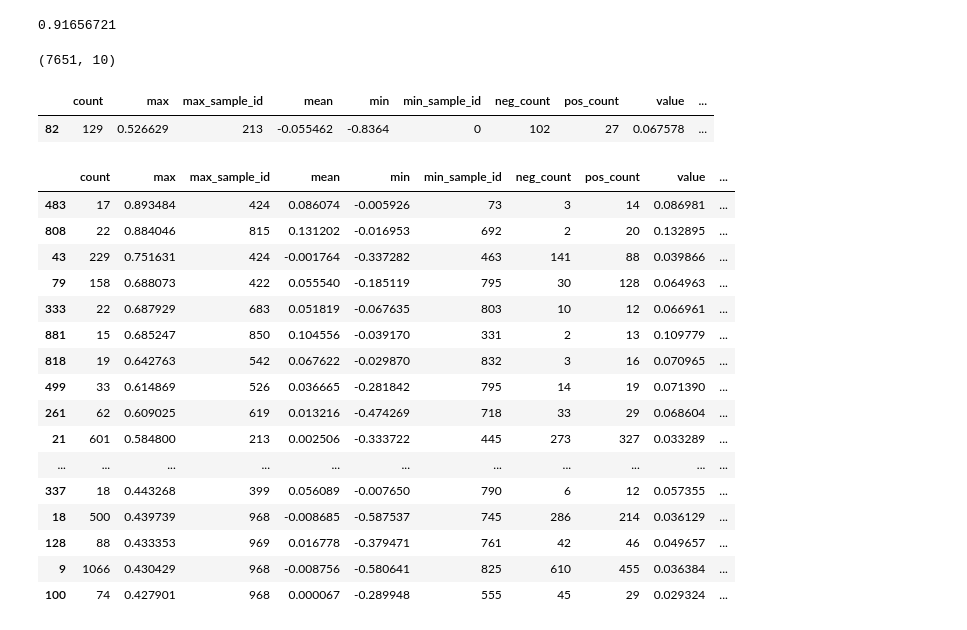
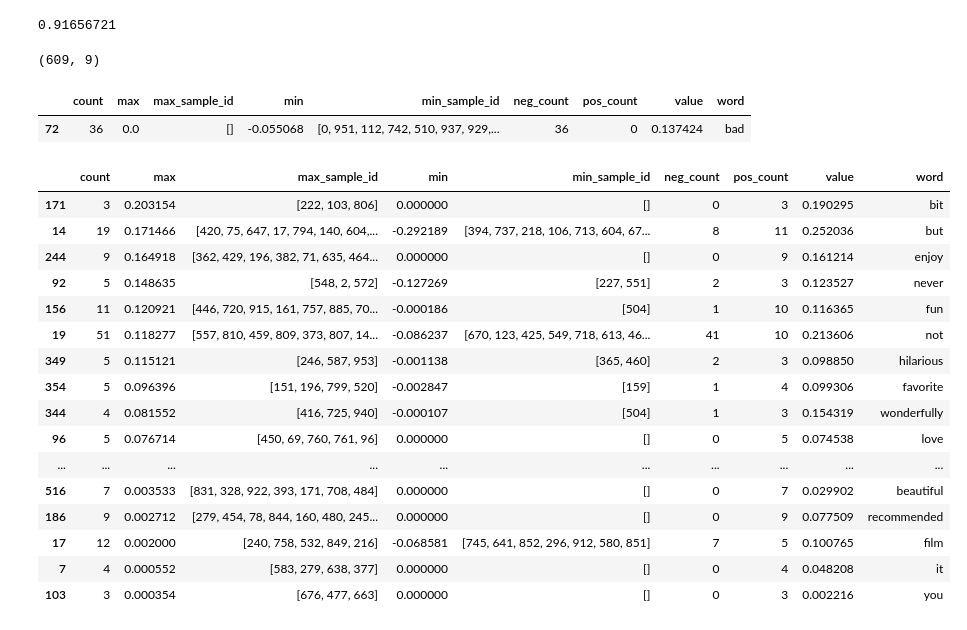
Before and after one commit to udsclub/whiskey-sentiment-analysis, a Jupyter notebook: word_impact_research.ipynb, the cells around one changed output. Cells and saved outputs as stored; diff of their text form; code cells hidden in the pictures.

```diff
--- a/word_impact_research.ipynb
+++ b/word_impact_research.ipynb
@@ -187,23 +183,27 @@ def generate(sequence):
 def predict(sequences):
     return [p[0] for p in loaded_model.predict(sequences)]
 # %%
-def compare(sequences, seq_preds):
+def compare(sequences, seq_preds, filter_spread=3):
     word_scores = {}
     for si, seq in enumerate(sequences):
 
         hacked = generate(seq) # 70x70
         preds = predict(hacked)
 
+        S = np.std(preds)
+        M = np.mean(preds)
+
         #70x1
         for i, word in enumerate(seq):
 
             seq_score = seq_preds[si]
+            if abs(M-preds[i]) > S*filter_spread:
 
-            if word not in word_scores:
-                word_scores[word] = []
+                if word not in word_scores:
+                    word_scores[word] = []
 
-            #word_scores[word].append((seq_score, preds[i], si))
-            word_scores[word].append((seq_score - preds[i], si))
+                #word_scores[word].append((seq_score, preds[i], si))
+                word_scores[word].append((seq_score - preds[i], si, seq_score))
 
     return word_scores
 # %%
@@ -239,49 +259,51 @@ word_scores = compare(padded_sequences_test[:1000], predict(padded_sequences_tes
 word_values = []
 for word_index, scores in word_scores.items():
     s = sorted(scores)
-    Min = s[0]
-    Max = s[-1]
+    lower = [m[0] for m in s if m[0] < 0]
+    upper = [m[0] for m in s if m[0] > 0]
+    Min = np.median(lower) if len(lower)>0 else 0
+    Max = np.median(upper) if len(upper)>0 else 0
+
     word_values.append({
         'word': index_to_word.get(word_index, 'NAN'),
-        'min': Min[0],
-        'max': Max[0],
-        'mean': np.mean(s, axis=0)[0],
+        'min': Min,
+        'max': Max,
         'value': sum([abs(si[0]) for si in s])/len(s),
         'count': len(s),
         'pos_count': len([s0 for s0 in s if s0[0] > 0]),
         'neg_count': len([s0 for s0 in s if s0[0] < 0]),
-        'min_sample_id': Min[1],
-        'max_sample_id': Max[1],
+        'min_sample_id': [m[1] for m in s if m[0] < 0],
+        'max_sample_id': [m[1] for m in s if m[0] > 0],
     })
 # %%
 rez = pd.DataFrame(word_values)
 # %%
 rez.shape
 # %% [output]
-(7651, 10)
+(609, 9)
 # %%
 rez[rez['word'] == 'bad']
 # %% [output]
-|  | count | max | max_sample_id | mean | min | min_sample_id | neg_count | pos_count | value | ... |
-| 82 | 129 | 0.526629 | 213 | -0.055462 | -0.8364 | 0 | 102 | 27 | 0.067578 | ... |
+|  | count | max | max_sample_id | min | min_sample_id | neg_count | pos_count | value | word |
+| 72 | 36 | 0.0 | [] | -0.055068 | [0, 951, 112, 742, 510, 937, 929,... | 36 | 0 | 0.137424 | bad |
 # %%
-rez[rez['value']>0.01][rez['pos_count'] > 10].sort_values(by=['max'], ascending=False)[:60]
+rez[rez['pos_count']>2].sort_values(by=['max'], ascending=False)[:60]
 # %% [output]
-|  | count | max | max_sample_id | mean | min | min_sample_id | neg_count | pos_count | value | ... |
-| 483 | 17 | 0.893484 | 424 | 0.086074 | -0.005926 | 73 | 3 | 14 | 0.086981 | ... |
-| 808 | 22 | 0.884046 | 815 | 0.131202 | -0.016953 | 692 | 2 | 20 | 0.132895 | ... |
-| 43 | 229 | 0.751631 | 424 | -0.001764 | -0.337282 | 463 | 141 | 88 | 0.039866 | ... |
-| 79 | 158 | 0.688073 | 422 | 0.055540 | -0.185119 | 795 | 30 | 128 | 0.064963 | ... |
-| 333 | 22 | 0.687929 | 683 | 0.051819 | -0.067635 | 803 | 10 | 12 | 0.066961 | ... |
-| 881 | 15 | 0.685247 | 850 | 0.104556 | -0.039170 | 331 | 2 | 13 | 0.109779 | ... |
-| 818 | 19 | 0.642763 | 542 | 0.067622 | -0.029870 | 832 | 3 | 16 | 0.070965 | ... |
-| 499 | 33 | 0.614869 | 526 | 0.036665 | -0.281842 | 795 | 14 | 19 | 0.071390 | ... |
-| 261 | 62 | 0.609025 | 619 | 0.013216 | -0.474269 | 718 | 33 | 29 | 0.068604 | ... |
-| 21 | 601 | 0.584800 | 213 | 0.002506 | -0.333722 | 445 | 273 | 327 | 0.033289 | ... |
-| ... | ... | ... | ... | ... | ... | ... | ... | ... | ... | ... |
-| 337 | 18 | 0.443268 | 399 | 0.056089 | -0.007650 | 790 | 6 | 12 | 0.057355 | ... |
-| 18 | 500 | 0.439739 | 968 | -0.008685 | -0.587537 | 745 | 286 | 214 | 0.036129 | ... |
-| 128 | 88 | 0.433353 | 969 | 0.016778 | -0.379471 | 761 | 42 | 46 | 0.049657 | ... |
-| 9 | 1066 | 0.430429 | 968 | -0.008756 | -0.580641 | 825 | 610 | 455 | 0.036384 | ... |
-| 100 | 74 | 0.427901 | 968 | 0.000067 | -0.289948 | 555 | 45 | 29 | 0.029324 | ... |
+|  | count | max | max_sample_id | min | min_sample_id | neg_count | pos_count | value | word |
+| 171 | 3 | 0.203154 | [222, 103, 806] | 0.000000 | [] | 0 | 3 | 0.190295 | bit |
+| 14 | 19 | 0.171466 | [420, 75, 647, 17, 794, 140, 604,... | -0.292189 | [394, 737, 218, 106, 713, 604, 67... | 8 | 11 | 0.252036 | but |
+| 244 | 9 | 0.164918 | [362, 429, 196, 382, 71, 635, 464... | 0.000000 | [] | 0 | 9 | 0.161214 | enjoy |
+| 92 | 5 | 0.148635 | [548, 2, 572] | -0.127269 | [227, 551] | 2 | 3 | 0.123527 | never |
+| 156 | 11 | 0.120921 | [446, 720, 915, 161, 757, 885, 70... | -0.000186 | [504] | 1 | 10 | 0.116365 | fun |
+| 19 | 51 | 0.118277 | [557, 810, 459, 809, 373, 807, 14... | -0.086237 | [670, 123, 425, 549, 718, 613, 46... | 41 | 10 | 0.213606 | not |
+| 349 | 5 | 0.115121 | [246, 587, 953] | -0.001138 | [365, 460] | 2 | 3 | 0.098850 | hilarious |
+| 354 | 5 | 0.096396 | [151, 196, 799, 520] | -0.002847 | [159] | 1 | 4 | 0.099306 | favorite |
+| 344 | 4 | 0.081552 | [416, 725, 940] | -0.000107 | [504] | 1 | 3 | 0.154319 | wonderfully |
+| 96 | 5 | 0.076714 | [450, 69, 760, 761, 96] | 0.000000 | [] | 0 | 5 | 0.074538 | love |
+| ... | ... | ... | ... | ... | ... | ... | ... | ... | ... |
+| 516 | 7 | 0.003533 | [831, 328, 922, 393, 171, 708, 484] | 0.000000 | [] | 0 | 7 | 0.029902 | beautiful |
+| 186 | 9 | 0.002712 | [279, 454, 78, 844, 160, 480, 245... | 0.000000 | [] | 0 | 9 | 0.077509 | recommended |
+| 17 | 12 | 0.002000 | [240, 758, 532, 849, 216] | -0.068581 | [745, 641, 852, 296, 912, 580, 851] | 7 | 5 | 0.100765 | film |
+| 7 | 4 | 0.000552 | [583, 279, 638, 377] | 0.000000 | [] | 0 | 4 | 0.048208 | it |
+| 103 | 3 | 0.000354 | [676, 477, 663] | 0.000000 | [] | 0 | 3 | 0.002216 | you |
 # %%
```
Also changed, not shown: parts of 11 cells of this notebook.
